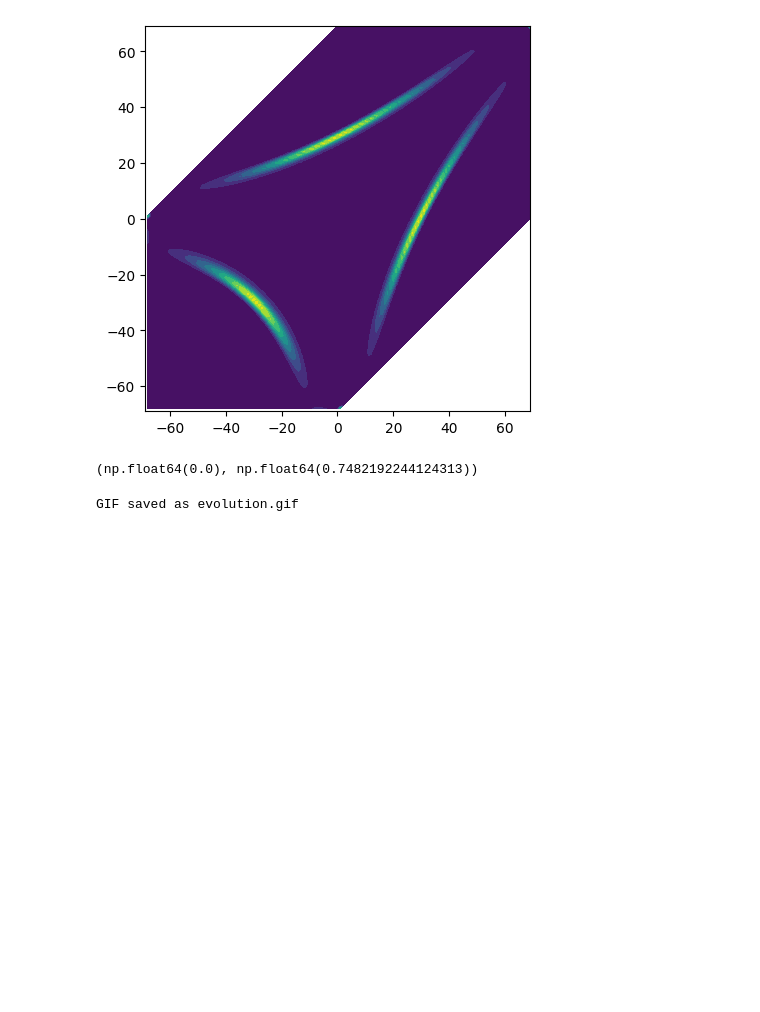
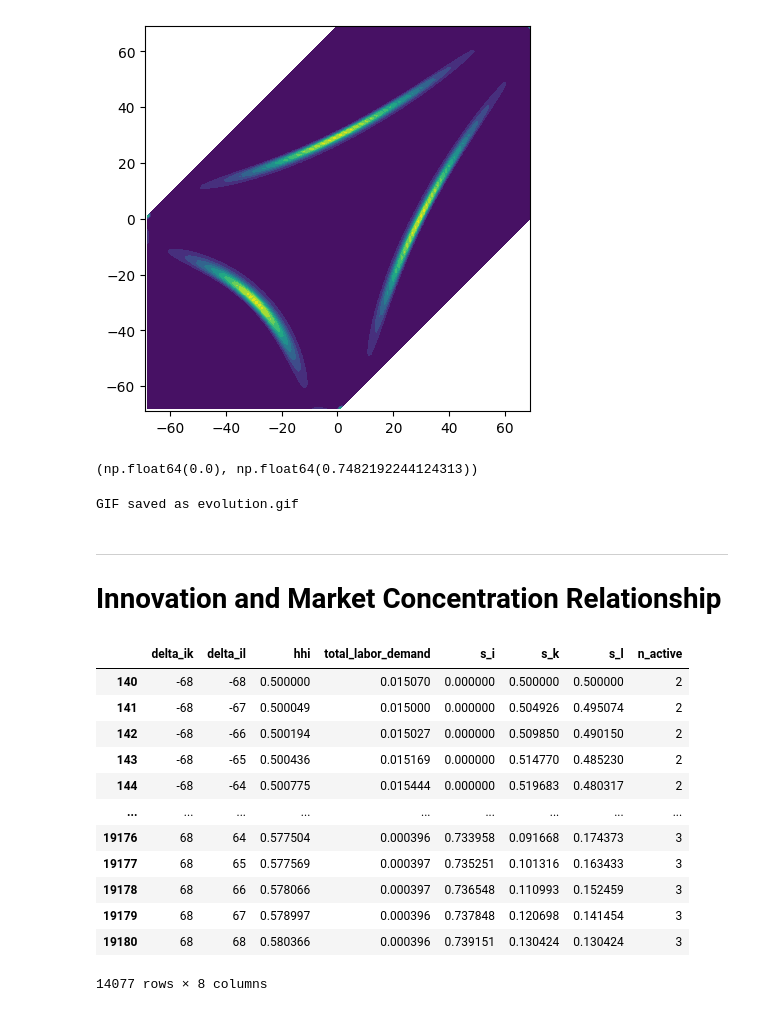
Before and after one commit to sadraheydari/SchumpeterCournotGE, a Jupyter notebook: experiments/3-firm-policy.ipynb, the cells around one changed output. Saved outputs shown, nothing was run; the diff lists cells and outputs as text; code cells hidden in the pictures; blank space fills up the shorter version.

```diff
--- a/experiments/3-firm-policy.ipynb
+++ b/experiments/3-firm-policy.ipynb
@@ -677,3 +679,9 @@ with imageio.get_writer("../output/3-firm/evolution.gif", mode="I", duration=2)
 print("GIF saved as evolution.gif")
 # %% [output]
 GIF saved as evolution.gif
+# %% [markdown]
+---
+# Innovation and Market Concentration Relationship
+# %%
+GAMMA = 1.03
+SIGMA = 1.2
@@ -679,0 +696,13 @@ GIF saved as evolution.gif
+# %%
+def find_market_share(tau_list):
+    global GAMMA, SIGMA
+    is_active_vec = is_firm_active(tau_list)
+    market_shares = np.zeros(len(tau_list))
+    n_active = is_active_vec.sum()
+    prod_vec = np.array([GAMMA ** tau for tau in tau_list])
+    agg_productivity = np.mean([1/a_i for (a_i, is_active) in zip(prod_vec, is_active_vec) if is_active]) ** (-1)
+    for i, tau in enumerate(tau_list):
+        if is_active_vec[i]:
+            a_i = GAMMA ** tau
+            market_shares[i] = (1 - (n_active - SIGMA) / n_active * (agg_productivity / a_i)) / SIGMA
+    return market_shares
@@ -679,0 +714,35 @@ GIF saved as evolution.gif
+# %%
+row_list = []
+
+for idx_k, delta_ik in enumerate(d_states):
+    for idx_l, delta_il in enumerate(d_states):
+        tau_list = np.array([0, -delta_ik, -delta_il])
+        market_shares = find_market_share(tau_list)
+        hhi_value = HHI(tau_list)
+        row_list.append({
+            'delta_ik': delta_ik,
+            'delta_il': delta_il,
+            'hhi': hhi_value,
+            'total_labor_demand': total_labor_demand[idx_k, idx_l],
+            's_i': market_shares[0],
+            's_k': market_shares[1],
+            's_l': market_shares[2],
+            'n_active': is_firm_active(tau_list).sum()
+        })
+
+df = pd.DataFrame(row_list).dropna()
+df
+# %% [output]
+|  | delta_ik | delta_il | hhi | total_labor_demand | s_i | s_k | s_l | n_active |
+| 140 | -68 | -68 | 0.500000 | 0.015070 | 0.000000 | 0.500000 | 0.500000 | 2 |
+| 141 | -68 | -67 | 0.500049 | 0.015000 | 0.000000 | 0.504926 | 0.495074 | 2 |
+| 142 | -68 | -66 | 0.500194 | 0.015027 | 0.000000 | 0.509850 | 0.490150 | 2 |
+| 143 | -68 | -65 | 0.500436 | 0.015169 | 0.000000 | 0.514770 | 0.485230 | 2 |
+| 144 | -68 | -64 | 0.500775 | 0.015444 | 0.000000 | 0.519683 | 0.480317 | 2 |
+| ... | ... | ... | ... | ... | ... | ... | ... | ... |
+| 19176 | 68 | 64 | 0.577504 | 0.000396 | 0.733958 | 0.091668 | 0.174373 | 3 |
+| 19177 | 68 | 65 | 0.577569 | 0.000397 | 0.735251 | 0.101316 | 0.163433 | 3 |
+| 19178 | 68 | 66 | 0.578066 | 0.000397 | 0.736548 | 0.110993 | 0.152459 | 3 |
+| 19179 | 68 | 67 | 0.578997 | 0.000396 | 0.737848 | 0.120698 | 0.141454 | 3 |
+| 19180 | 68 | 68 | 0.580366 | 0.000396 | 0.739151 | 0.130424 | 0.130424 | 3 |
+14077 rows × 8 columns
```
Also changed, not shown: parts of 4 cells of this notebook.
